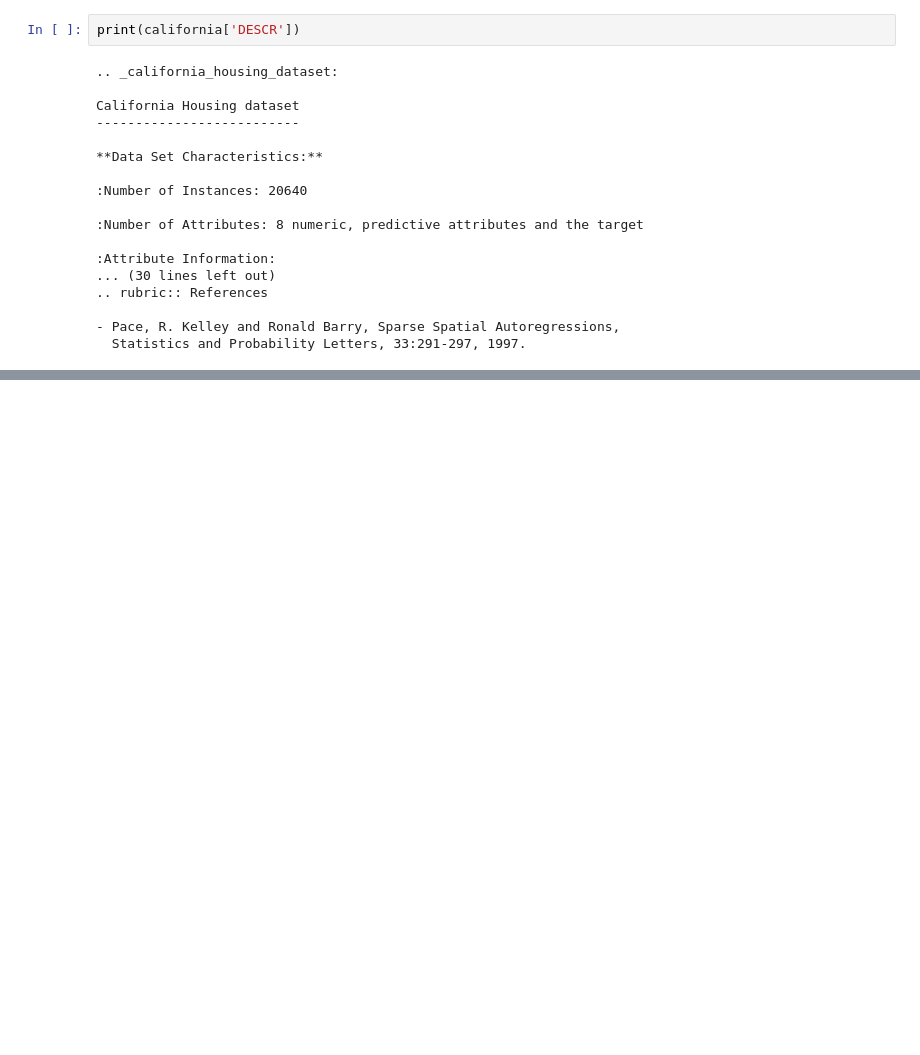
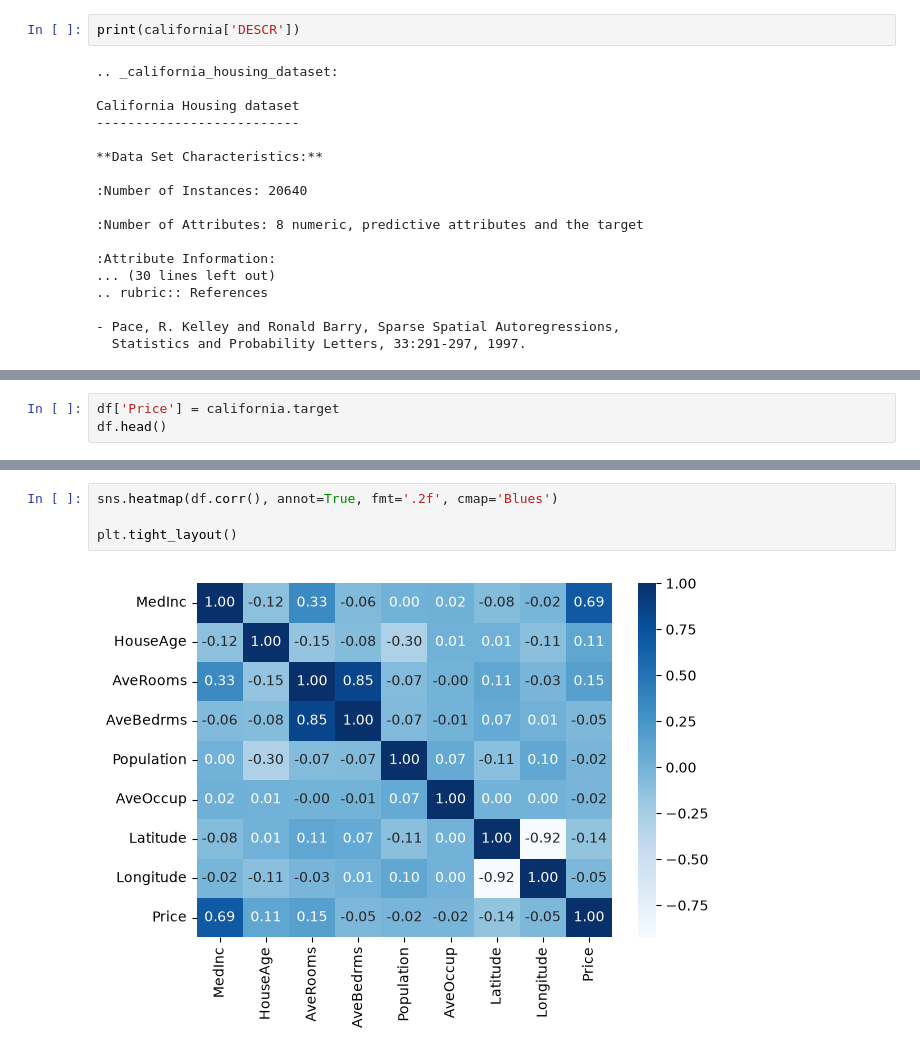
Before and after one commit to Mehta-g1/AI-ML-by-Krish-Naik, a Jupyter notebook: 29_Steps By Step Project Implementation With LifeCycle OF ML Project/2_multiple_linear_regression.ipynb, the cells around one changed output, grey strips where cells are left out. Cells and saved outputs as stored; diff of their text form; blank space fills up the shorter version.

```diff
--- a/29_Steps By Step Project Implementation With LifeCycle OF ML Project/2_multiple_linear_regression.ipynb
+++ b/29_Steps By Step Project Implementation With LifeCycle OF ML Project/2_multiple_linear_regression.ipynb
@@ -82,0 +84,3 @@ California Housing dataset
+# %%
+df['Price'] = california.target
+df.head()
@@ -82,0 +155,6 @@ California Housing dataset
+# %%
+sns.heatmap(df.corr(), annot=True, fmt='.2f', cmap='Blues')
+
+plt.tight_layout()
+# %% [output]
+[figure, added]
```
Also changed, not shown: parts of 36 cells of this notebook, 1 other file.
